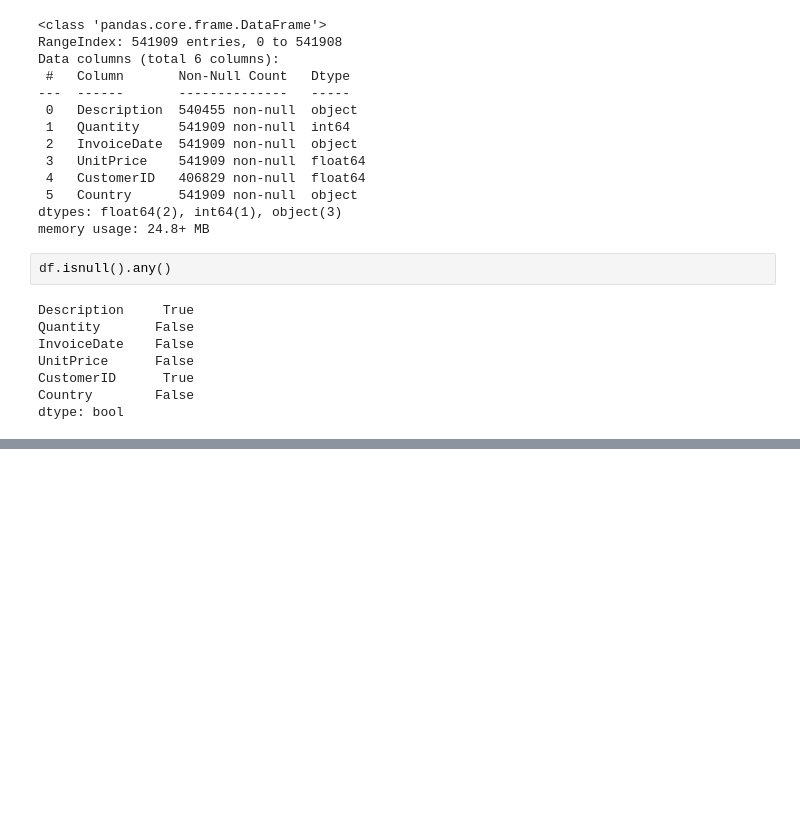
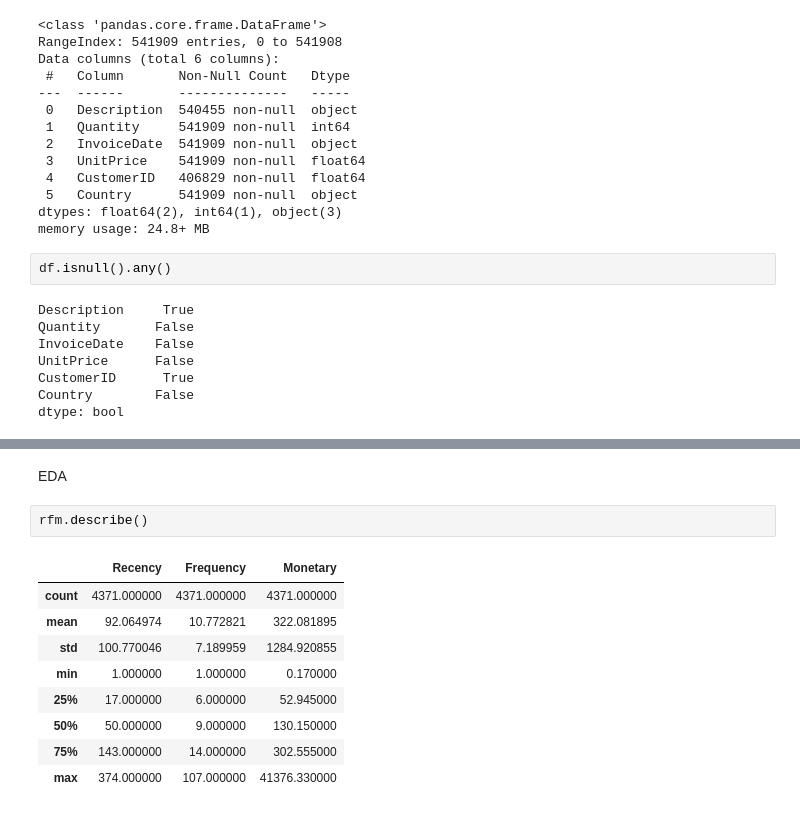
Before and after one commit to ecuwazie-02/ecommerce_pipeline, a Jupyter notebook: ecommerce.ipynb, the cells around one changed output, grey strips where cells are left out. Cells and saved outputs as stored; diff of their text form; blank space fills up the shorter version.

```diff
--- a/ecommerce.ipynb
+++ b/ecommerce.ipynb
@@ -45,0 +117,14 @@ dtype: bool
+# %% [markdown]
+EDA
+# %%
+rfm.describe()
+# %% [output]
+|  | Recency | Frequency | Monetary |
+| count | 4371.000000 | 4371.000000 | 4371.000000 |
+| mean | 92.064974 | 10.772821 | 322.081895 |
+| std | 100.770046 | 7.189959 | 1284.920855 |
+| min | 1.000000 | 1.000000 | 0.170000 |
+| 25% | 17.000000 | 6.000000 | 52.945000 |
+| 50% | 50.000000 | 9.000000 | 130.150000 |
+| 75% | 143.000000 | 14.000000 | 302.555000 |
+| max | 374.000000 | 107.000000 | 41376.330000 |
```
Also changed, not shown: parts of 11 cells of this notebook.
